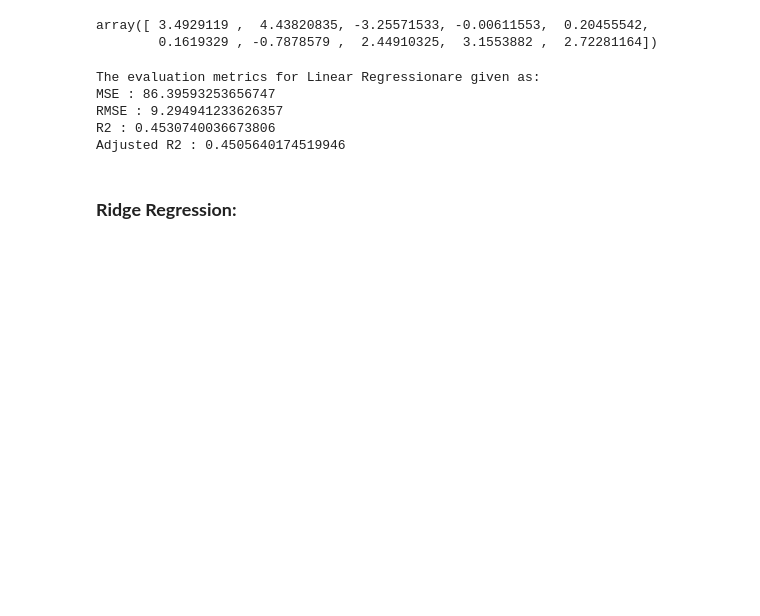
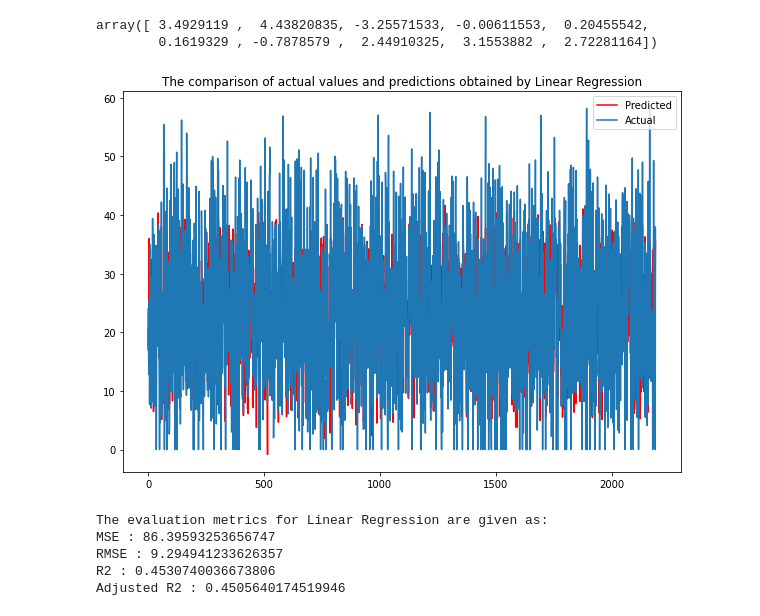
Before and after one commit to Syed-Adnan-S/Bike-Sharing-Demand-Prediction-Capstone-Project, a Jupyter notebook: Bike_Sharing_Demand_Prediction_Capstone_Project_Syed_Adnan_S.ipynb, the cells around one changed output. Drawn from its saved outputs; the diff is of its cells as text; code cells hidden in the pictures; blank space fills up the shorter version.

```diff
--- a/Bike_Sharing_Demand_Prediction_Capstone_Project_Syed_Adnan_S.ipynb
+++ b/Bike_Sharing_Demand_Prediction_Capstone_Project_Syed_Adnan_S.ipynb
@@ -881,4 +881,14 @@ array([ 3.4929119 ,  4.43820835, -3.25571533, -0.00611553,  0.20455542,
 #Predicting the value of the dependent variable for train and test dataset
 Y_train_pred_lr = lr_model.predict(X_train)
 Y_test_pred_lr = lr_model.predict(X_test)
+# %%
+#Plotting the prediction results
+plt.figure(figsize=(10,7))
+plt.title("The comparison of actual values and predictions obtained by Linear Regression")
+plt.plot((Y_test_pred_lr),color='red')
+plt.plot(np.array((Y_test)))
+plt.legend(["Predicted","Actual"])
+plt.show()
+# %% [output]
+[figure, added]
 # %%
@@ -896,13 +906,12 @@ def eval_metrics(y_pred,model):
 
   a_r2_test = 1-(1-r2_score(Y_test,y_pred))*((X_test.shape[0]-1)/(X_test.shape[0]-X_test.shape[1]-1))     #adjusted r2 score for test set
   print("Adjusted R2 :",a_r2_test)
-# %%
-eval_metrics(Y_test_pred_lr,'Linear Regression')
-# %% [output]
-The evaluation metrics for Linear Regressionare given as:
-MSE : 86.39593253656747
-RMSE : 9.294941233626357
-R2 : 0.4530740036673806
-Adjusted R2 : 0.4505640174519946
-# %% [markdown]
-### <b>Ridge Regression:</b>
+# %%
+#Calculating the evaluation metrics for Linear Regression
+eval_metrics(Y_test_pred_lr,'Linear Regression')
+# %% [output]
+The evaluation metrics for Linear Regression are given as:
+MSE : 86.39593253656747
+RMSE : 9.294941233626357
+R2 : 0.4530740036673806
+Adjusted R2 : 0.4505640174519946
```
Also changed, not shown: parts of 24 cells of this notebook.
